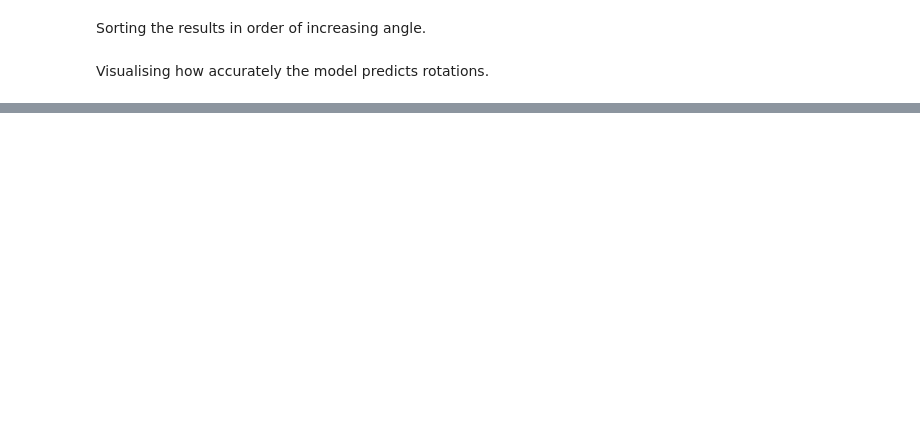
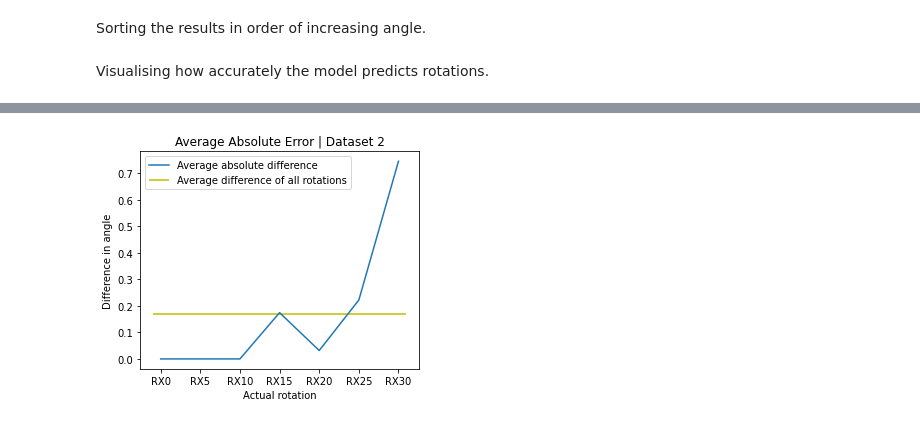
Before and after one commit to javidahmed64592/Y4-Nanoparticles-Project, a Jupyter notebook: Machine Learning/NanoparticleRotationClassify.ipynb, the cells around one changed output, grey strips where cells are left out. Cells and saved outputs as stored; diff of their text form; code cells hidden in the pictures; blank space fills up the shorter version.

```diff
--- a/Machine Learning/NanoparticleRotationClassify.ipynb
+++ b/Machine Learning/NanoparticleRotationClassify.ipynb
@@ -323,0 +302,15 @@ plt.show()
+# %%
+plt.figure(figsize=(5, 4))
+plt.subplot(111)
+plt.plot(x, ordered_dif, label="Average absolute difference")
+plt.hlines(np.mean(ordered_dif), x[0]-bar_width, x[-1]+bar_width,
+           color="y", label = "Average difference of all rotations")
+plt.title("Model Accuracy | %s" % folder_name)
+plt.xlabel("Actual rotation")
+plt.xticks(x, ordered_names)
+plt.ylabel("Difference in angle")
+plt.legend(loc="best")
+plt.title("Average Absolute Error | %s" % folder_name)
+plt.show()
+# %% [output]
+[figure, added]
```
Also changed, not shown: parts of 12 cells of this notebook.
